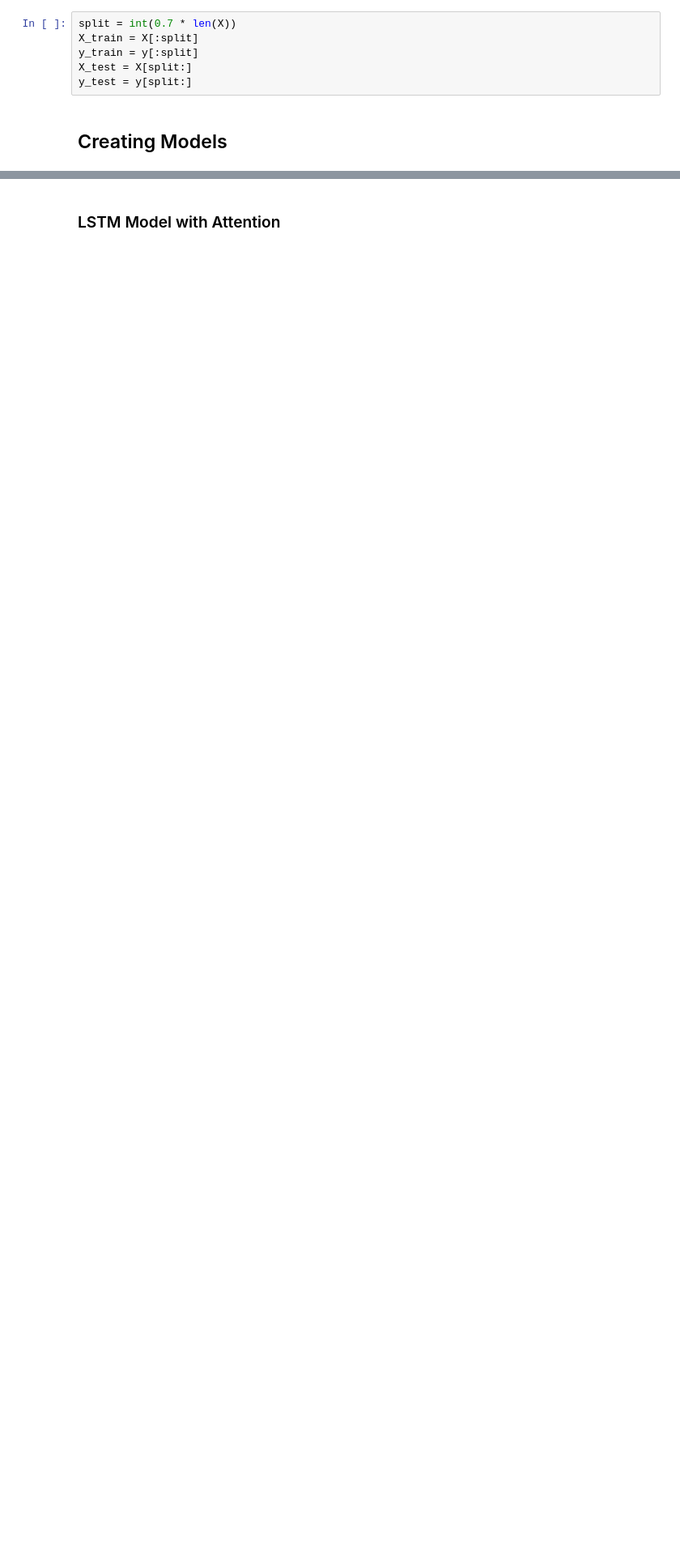
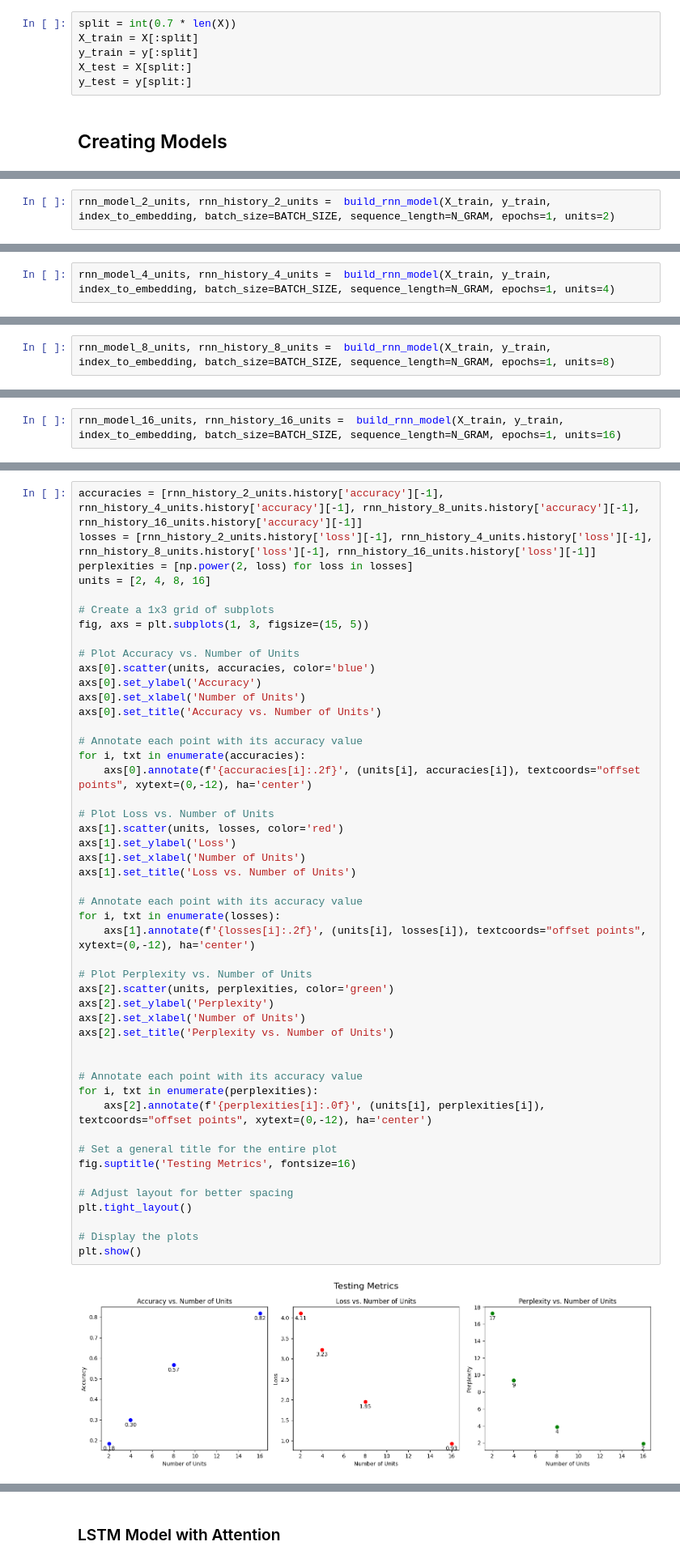
Before and after one commit to davebudhram/genre-lyricist, a Jupyter notebook: notebooks/3.0-creating-our-own-models.ipynb, the cells around one changed output, grey strips where cells are left out. Shown at 81% size. Drawn from its saved outputs; the diff is of its cells as text; blank space fills up the shorter version.

```diff
--- a/notebooks/3.0-creating-our-own-models.ipynb
+++ b/notebooks/3.0-creating-our-own-models.ipynb
@@ -147,0 +105,2 @@ y_test = y[split:]
+# %%
+rnn_model_2_units, rnn_history_2_units =  build_rnn_model(X_train, y_train, index_to_embedding, batch_size=BATCH_SIZE, sequence_length=N_GRAM, epochs=1, units=2)
@@ -147,0 +109,2 @@ y_test = y[split:]
+# %%
+rnn_model_4_units, rnn_history_4_units =  build_rnn_model(X_train, y_train, index_to_embedding, batch_size=BATCH_SIZE, sequence_length=N_GRAM, epochs=1, units=4)
@@ -147,0 +113,2 @@ y_test = y[split:]
+# %%
+rnn_model_8_units, rnn_history_8_units =  build_rnn_model(X_train, y_train, index_to_embedding, batch_size=BATCH_SIZE, sequence_length=N_GRAM, epochs=1, units=8)
@@ -147,0 +117,2 @@ y_test = y[split:]
+# %%
+rnn_model_16_units, rnn_history_16_units =  build_rnn_model(X_train, y_train, index_to_embedding, batch_size=BATCH_SIZE, sequence_length=N_GRAM, epochs=1, units=16)
@@ -147,0 +129,50 @@ y_test = y[split:]
+# %%
+accuracies = [rnn_history_2_units.history['accuracy'][-1], rnn_history_4_units.history['accuracy'][-1], rnn_history_8_units.history['accuracy'][-1], rnn_history_16_units.history['accuracy'][-1]]
+losses = [rnn_history_2_units.history['loss'][-1], rnn_history_4_units.history['loss'][-1], rnn_history_8_units.history['loss'][-1], rnn_history_16_units.history['loss'][-1]]
+perplexities = [np.power(2, loss) for loss in losses]
+units = [2, 4, 8, 16]
+
+# Create a 1x3 grid of subplots
+fig, axs = plt.subplots(1, 3, figsize=(15, 5))
+
+# Plot Accuracy vs. Number of Units
+axs[0].scatter(units, accuracies, color='blue')
+axs[0].set_ylabel('Accuracy')
+axs[0].set_xlabel('Number of Units')
+axs[0].set_title('Accuracy vs. Number of Units')
+
+# Annotate each point with its accuracy value
+for i, txt in enumerate(accuracies):
+    axs[0].annotate(f'{accuracies[i]:.2f}', (units[i], accuracies[i]), textcoords="offset points", xytext=(0,-12), ha='center')
+
+# Plot Loss vs. Number of Units
+axs[1].scatter(units, losses, color='red')
+axs[1].set_ylabel('Loss')
+axs[1].set_xlabel('Number of Units')
+axs[1].set_title('Loss vs. Number of Units')
+
+# Annotate each point with its accuracy value
+for i, txt in enumerate(losses):
+    axs[1].annotate(f'{losses[i]:.2f}', (units[i], losses[i]), textcoords="offset points", xytext=(0,-12), ha='center')
+
+# Plot Perplexity vs. Number of Units
+axs[2].scatter(units, perplexities, color='green')
+axs[2].set_ylabel('Perplexity')
+axs[2].set_xlabel('Number of Units')
+axs[2].set_title('Perplexity vs. Number of Units')
+
+
+# Annotate each point with its accuracy value
+for i, txt in enumerate(perplexities):
+    axs[2].annotate(f'{perplexities[i]:.0f}', (units[i], perplexities[i]), textcoords="offset points", xytext=(0,-12), ha='center')
+
+# Set a general title for the entire plot
+fig.suptitle('Testing Metrics', fontsize=16)
+
+# Adjust layout for better spacing
+plt.tight_layout()
+
+# Display the plots
+plt.show()
+# %% [output]
+[figure, added]
```
Also changed, not shown: parts of 33 cells of this notebook, 5 other files.
